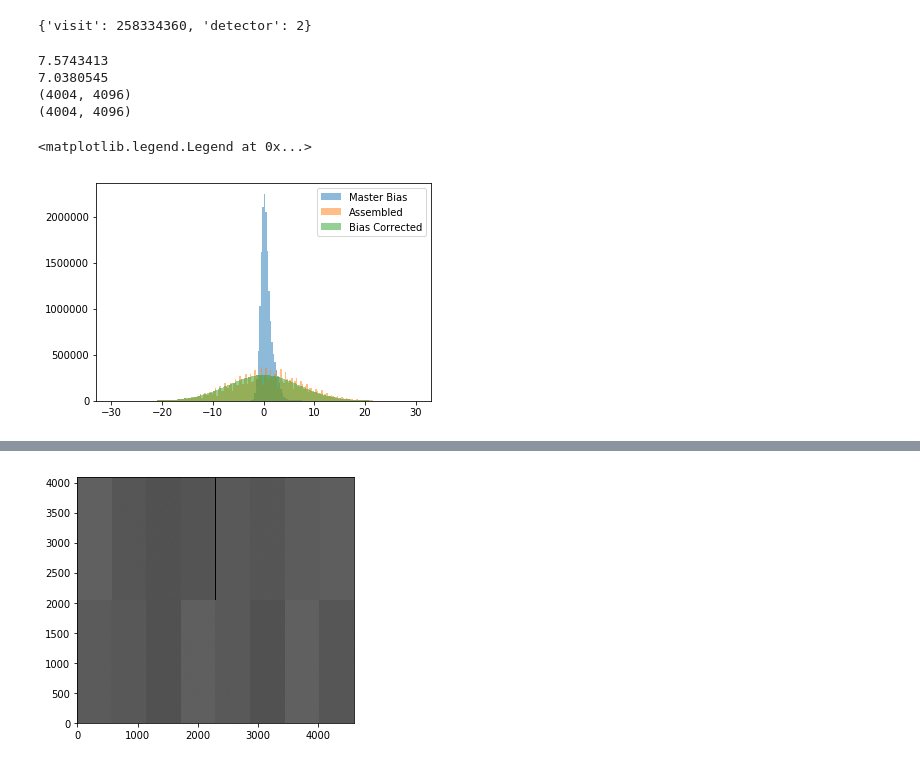
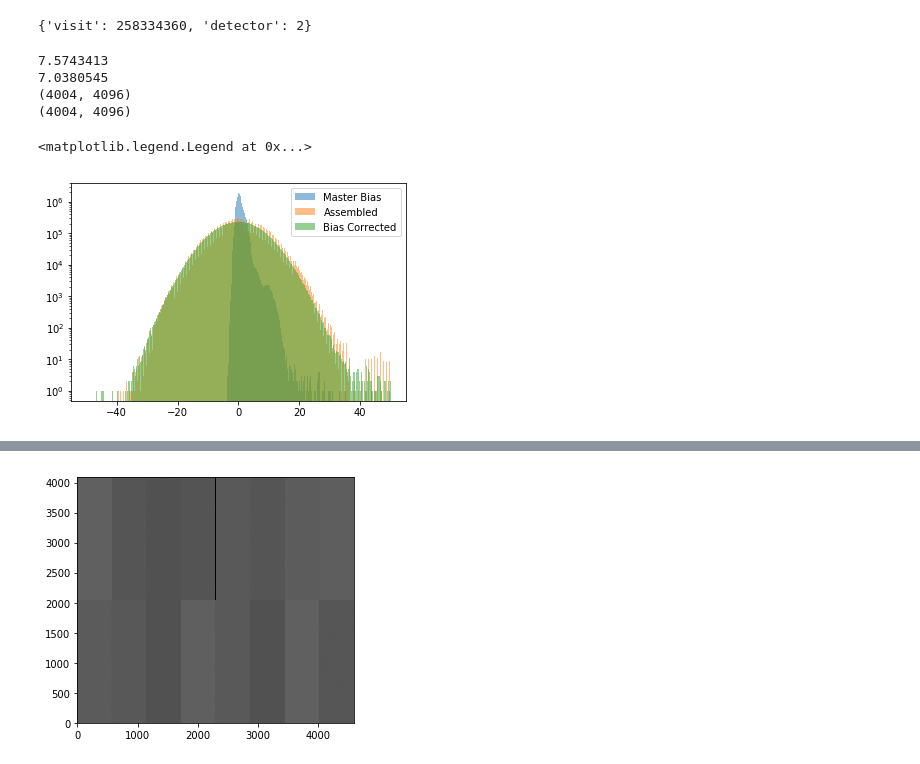
Before and after one commit to lsst/bootcamp-work, a Jupyter notebook: isr_exploration/noise_distributions.ipynb, the cells around one changed output, grey strips where cells are left out. Drawn from its saved outputs; the diff is of its cells as text; code cells hidden in the pictures.

```diff
--- a/isr_exploration/noise_distributions.ipynb
+++ b/isr_exploration/noise_distributions.ipynb
@@ -139,27 +141,28 @@ result_bias = isr_bias.run(raw_bias, bias=bias)
 # %%
 raw_image = raw.getMaskedImage().getImage().getArray()
 assemble_corrected_image = result_assemble.exposure.getMaskedImage().getImage().getArray()
 bias_corrected_image = result_bias.exposure.getMaskedImage().getImage().getArray()
 master_bias_image = bias.getMaskedImage().getImage().getArray()
 
 print(np.std(assemble_corrected_image))
 print(np.std(bias_corrected_image))
 print(assemble_corrected_image.shape)
 print(bias_corrected_image.shape)
 
-bins = np.linspace(-30, 30, 201)
+bins = np.linspace(-50, 50, 401)
 plt.figure()
+plt.yscale('log')
 plt.hist(master_bias_image.flatten(), bins=bins, alpha=0.5, label='Master Bias')
 plt.hist(assemble_corrected_image.flatten(), bins=bins, alpha=0.5, label='Assembled')
 plt.hist(bias_corrected_image.flatten(), bins=bins, alpha=0.5, label='Bias Corrected')
 plt.legend(loc='upper right')
 # %% [output]
 7.5743413
 7.0380545
 (4004, 4096)
 (4004, 4096)
 <matplotlib.legend.Legend at 0x...>
-[figure, old version]
+[figure, new version]
 # %%
 plt.figure()
 plt.imshow(raw_image)
```
Also changed, not shown: parts of 15 cells of this notebook, 1 other file.
